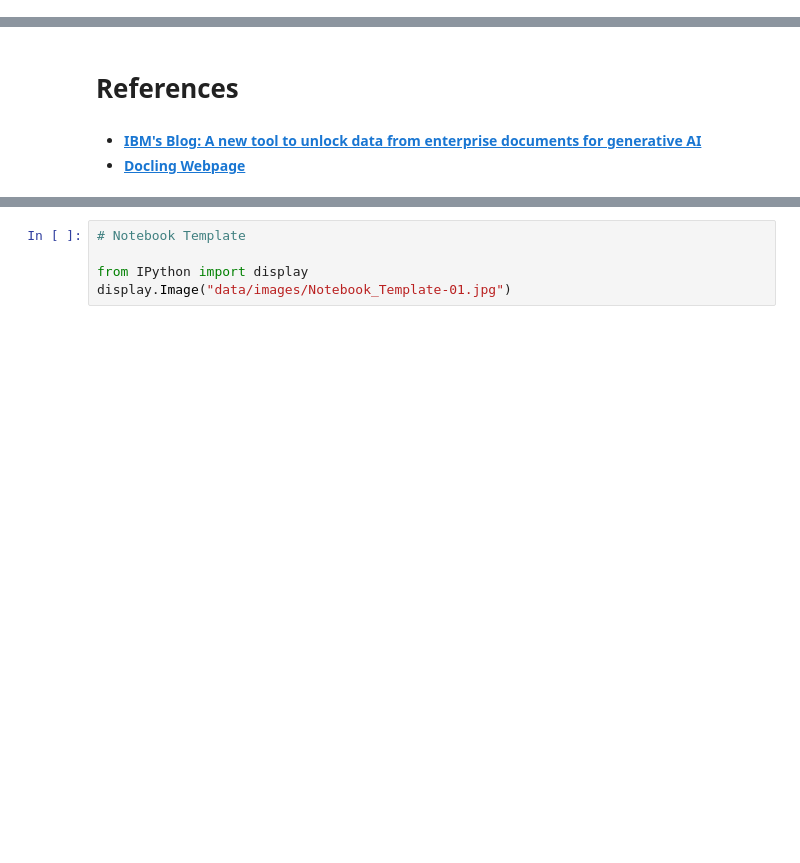
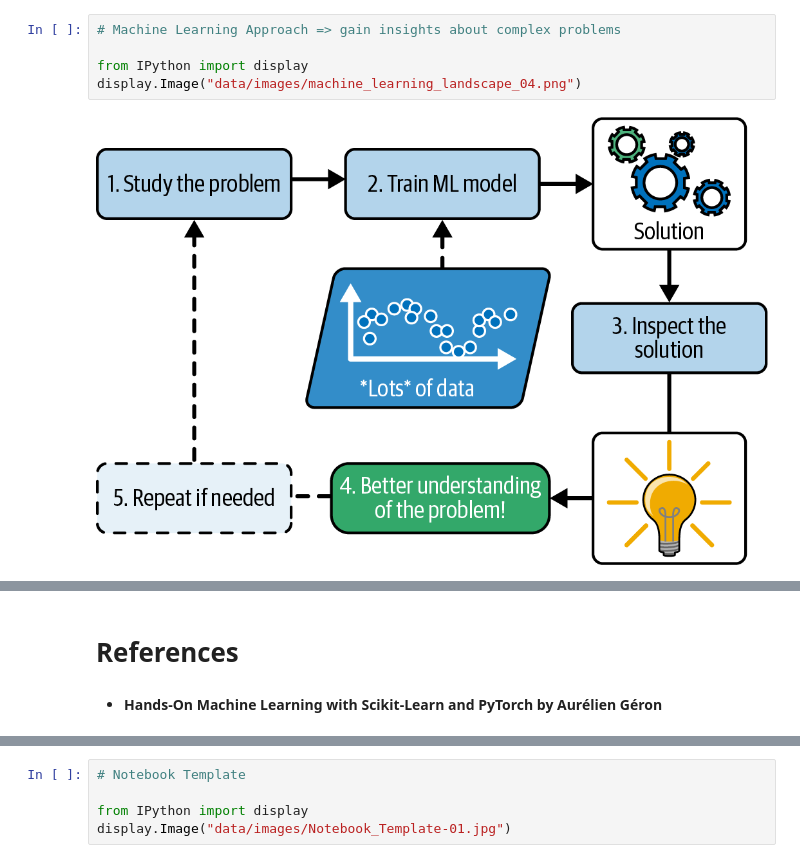
Before and after one commit to ancilcleetus/My-Learning-Journey-in-AI, a Jupyter notebook: Fundamentals-of-Machine-Learning/machine_learning_landscape.ipynb, the cells around one changed output, grey strips where cells are left out. Drawn from its saved outputs; the diff is of its cells as text; blank space fills up the shorter version.

```diff
--- a/Fundamentals-of-Machine-Learning/machine_learning_landscape.ipynb
+++ b/Fundamentals-of-Machine-Learning/machine_learning_landscape.ipynb
@@ -26,10 +46,16 @@
+# %%
+# Machine Learning Approach => gain insights about complex problems
+
+from IPython import display
+display.Image("data/images/machine_learning_landscape_04.png")
+# %% [output]
+[figure, added]
 # %% [markdown]
 ![rainbow](https://github.com/ancilcleetus/My-Learning-Journey/assets/25684256/839c3524-2a1d-4779-85a0-83c562e1e5e5)
 # %% [markdown]
 # References
-# %% [markdown]
-- **[IBM's Blog: A new tool to unlock data from enterprise documents for generative AI](https://research.ibm.com/blog/docling-generative-AI)**
-- **[Docling Webpage](https://ds4sd.github.io/docling/)**
+# %% [markdown]
+- **Hands-On Machine Learning with Scikit-Learn and PyTorch by Aurélien Géron**
 # %% [markdown]
 ![rainbow](https://github.com/ancilcleetus/My-Learning-Journey/assets/25684256/839c3524-2a1d-4779-85a0-83c562e1e5e5)
 # %%
```
Also changed, not shown: parts of 13 cells of this notebook, 4 other files.
